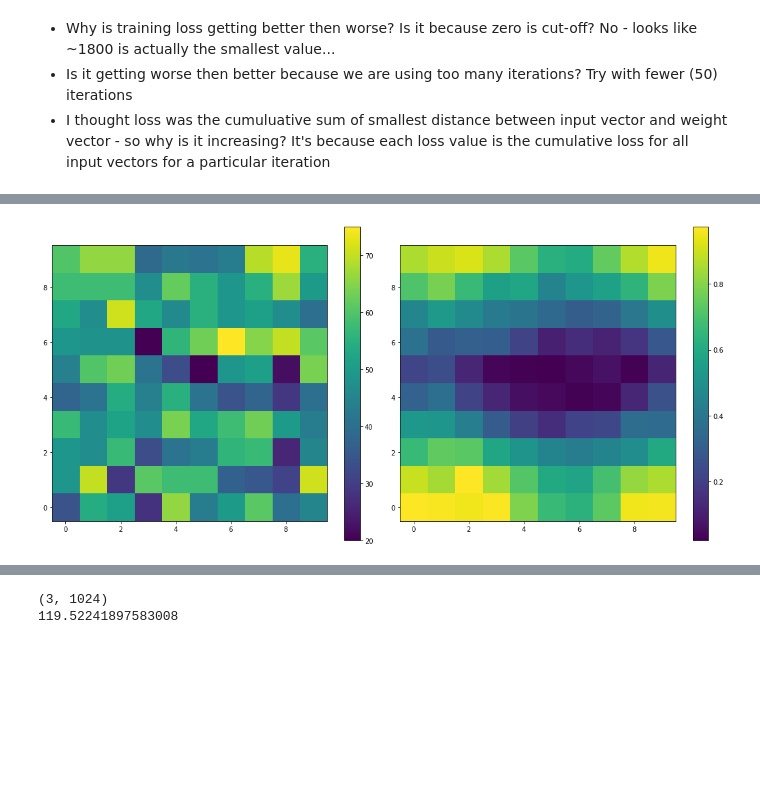
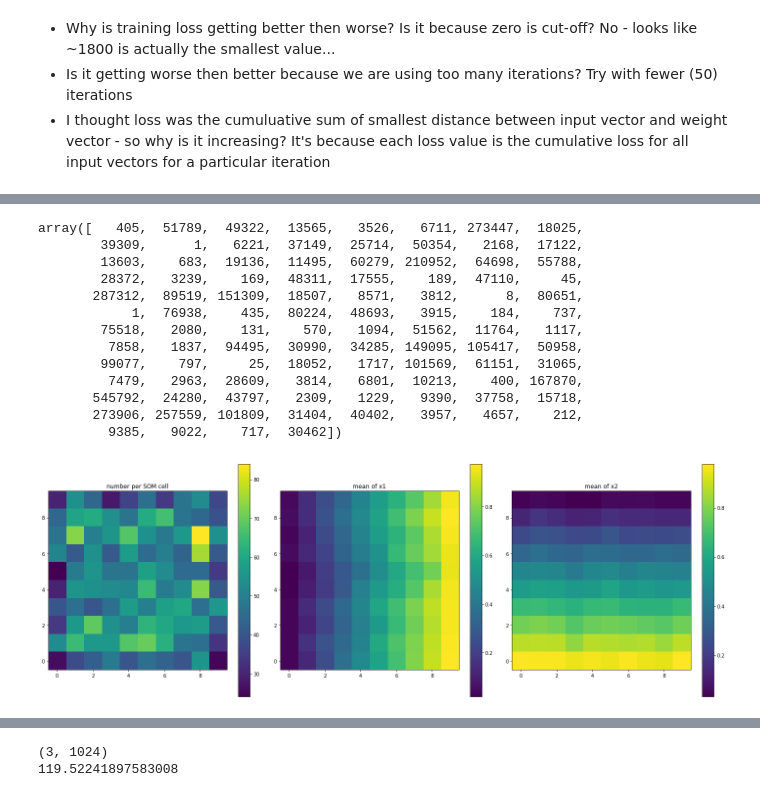
Before and after one commit to LSSTDESC/pz_bayes, a Jupyter notebook: notebooks/feature_likelihood.ipynb, the cells around one changed output, grey strips where cells are left out. Cells and saved outputs as stored; diff of their text form; code cells hidden in the pictures; blank space fills up the shorter version.

```diff
--- a/notebooks/feature_likelihood.ipynb
+++ b/notebooks/feature_likelihood.ipynb
@@ -314,12 +323,0 @@ print(time.time() - start)
-# %%
-fig, axs = plt.subplots(1,2, figsize=(15,5))
-axs = axs.ravel()
-
-axs[0].hist(rndm_2d[:,0], weights=np.ones(len(rndm_2d)) / np.sum(rndm_2d[:,0]), histtype='step')
-axs[0].hist(rndm_10.reshape(100,2)[:,0], weights=np.ones(100) / np.sum(rndm_10.reshape(100,2)[:,0]), histtype='step')
-
-axs[1].hist(rndm_2d[:,1], weights=np.ones(len(rndm_2d)) / np.sum(rndm_2d[:,1]), histtype='step')
-axs[1].hist(rndm_10.reshape(100,2)[:,1], weights=np.ones(100) / np.sum(rndm_10.reshape(100,2)[:,1]), histtype='step')
-
-plt.tight_layout()
-plt.show()
@@ -328,6 +323,0 @@ plt.show()
-# %%
-som_indices = np.empty(len(rndm_2d), dtype=int)
-for i, dat in enumerate(rndm_2d):
-    dx = (dat - rndm_10.reshape(100,-1))
-    dist = np.sqrt(np.sum(dx ** 2, axis=1))
-    som_indices[i] = np.argmin(dist)
@@ -351,0 +326,5 @@ plt.show()
+# %%
+res = 10
+start = time.time()
+rndm_10_no_wrap = galaxy_demo(rndm_2d, nmap=res)
+print(time.time() - start)
@@ -364,5 +346,5 @@ plt.show()
 # %%
-def map_galaxies_to_som(data, som, statistic=np.mean):
+def map_rndm_to_som(data, som, statistic=np.mean):
 
     rows, cols, D = som.shape
 
@@ -374,18 +356,23 @@ def map_galaxies_to_som(data, som, statistic=np.mean):
 
     counts = np.bincount(som_indices, minlength=(rows * cols))
 
-    fig, axs = plt.subplots(1,2, figsize=(15,7))
+    fig, axs = plt.subplots(1,3, figsize=(20,7))
     axs = axs.ravel()
 
     im0 = axs[0].imshow(counts.reshape(rows,cols), origin='lower', interpolation='none', cmap='viridis')
     fig.colorbar(im0, ax=axs[0])
+    axs[0].set_title('number per SOM cell')
 
-    # redshift values are in last column of data matrix: data[:,-1]
-    stat = np.asarray([statistic(data[:,-1][som_indices == i]) for i in range(rows * cols)])
+    stat1 = np.asarray([statistic(data[:,0][som_indices == i]) for i in range(rows * cols)])
+    stat2 = np.asarray([statistic(data[:,1][som_indices == i]) for i in range(rows * cols)])
 
+    im1 = axs[1].imshow(stat1.reshape(rows,cols), origin='lower', interpolation='none', cmap='viridis')
+    fig.colorbar(im1, ax=axs[1])
+    axs[1].set_title('{} of x1'.format(statistic.__name__))
 
-    im1 = axs[1].imshow(stat.reshape(rows,cols), origin='lower', interpolation='none', cmap='viridis')
-    fig.colorbar(im1, ax=axs[1])
+    im2 = axs[2].imshow(stat2.reshape(rows,cols), origin='lower', interpolation='none', cmap='viridis')
+    fig.colorbar(im2, ax=axs[2])
+    axs[2].set_title('{} of x2'.format(statistic.__name__))
 
     plt.tight_layout()
     plt.show()
@@ -392,4 +445,20 @@ def map_galaxies_to_som(data, som, statistic=np.mean):
+# %%
+counts
+# %% [output]
+array([   405,  51789,  49322,  13565,   3526,   6711, 273447,  18025,
+        39309,      1,   6221,  37149,  25714,  50354,   2168,  17122,
+        13603,    683,  19136,  11495,  60279, 210952,  64698,  55788,
+        28372,   3239,    169,  48311,  17555,    189,  47110,     45,
+       287312,  89519, 151309,  18507,   8571,   3812,      8,  80651,
+            1,  76938,    435,  80224,  48693,   3915,    184,    737,
+        75518,   2080,    131,    570,   1094,  51562,  11764,   1117,
+         7858,   1837,  94495,  30990,  34285, 149095, 105417,  50958,
+        99077,    797,     25,  18052,   1717, 101569,  61151,  31065,
+         7479,   2963,  28609,   3814,   6801,  10213,    400, 167870,
+       545792,  24280,  43797,   2309,   1229,   9390,  37758,  15718,
+       273906, 257559, 101809,  31404,  40402,   3957,   4657,    212,
+         9385,   9022,    717,  30462])
 # %%
-map_galaxies_to_som(rndm_2d, rndm_10, statistic=np.mean)
+map_rndm_to_som(rndm_2d, rndm_10_no_wrap, statistic=np.mean)
 # %% [output]
-[figure, old version]
+[figure, new version]
```
Also changed, not shown: parts of 45 cells of this notebook.
